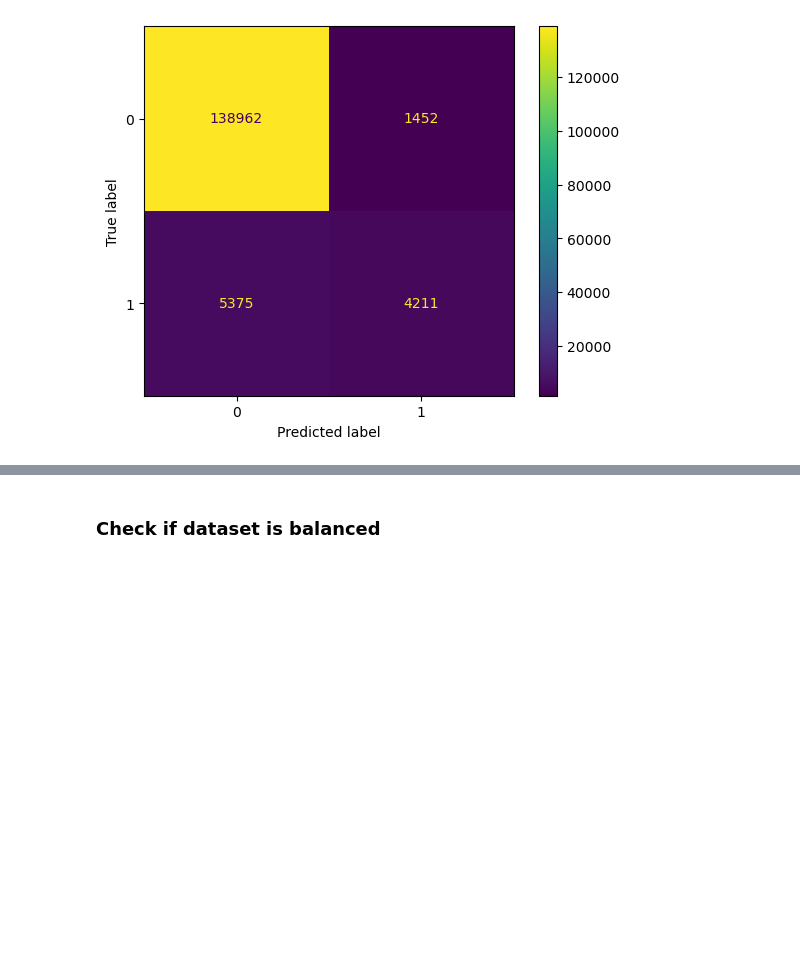
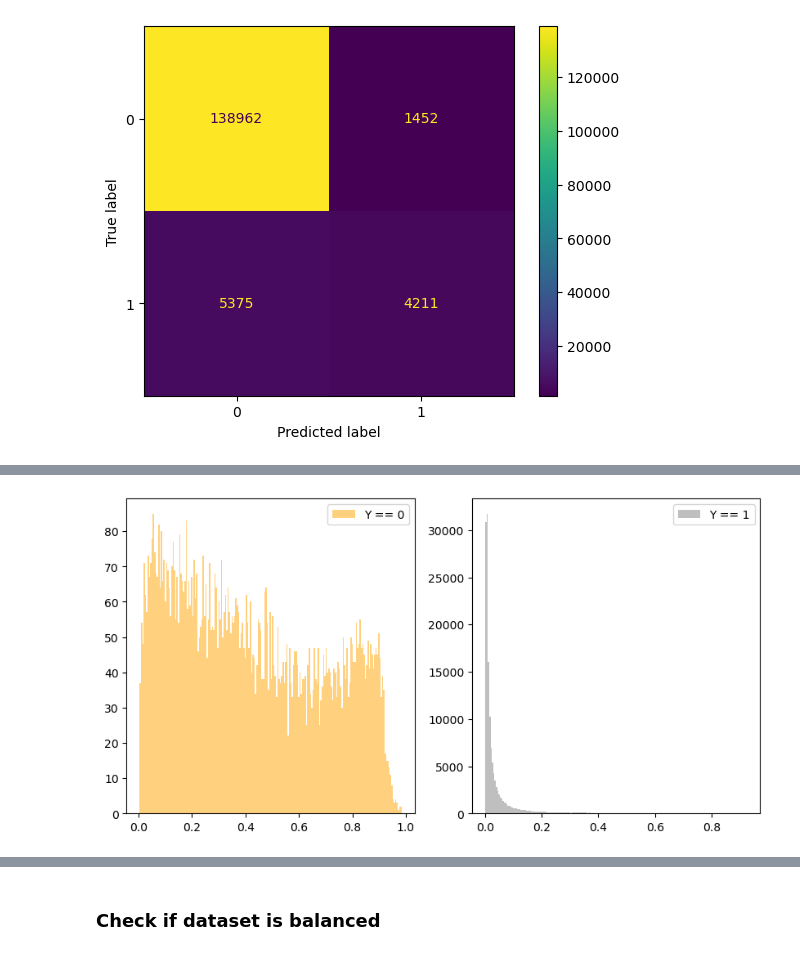
Before and after one commit to vburenkov/ML, a Jupyter notebook: FINAL/Burenkov.ipynb, the cells around one changed output, grey strips where cells are left out. Saved outputs shown, nothing was run; the diff lists cells and outputs as text; code cells hidden in the pictures; blank space fills up the shorter version.

```diff
--- a/FINAL/Burenkov.ipynb
+++ b/FINAL/Burenkov.ipynb
@@ -1236,0 +1204,4 @@ ConfusionMatrixDisplay.from_predictions(best_model.y_train, with_price_threshold
+# %%
+Metrics.plot_probability_distribution(best_model.y_train, best_model.train_predicted)
+# %% [output]
+[figure, added]
```
Also changed, not shown: parts of 47 cells of this notebook.
